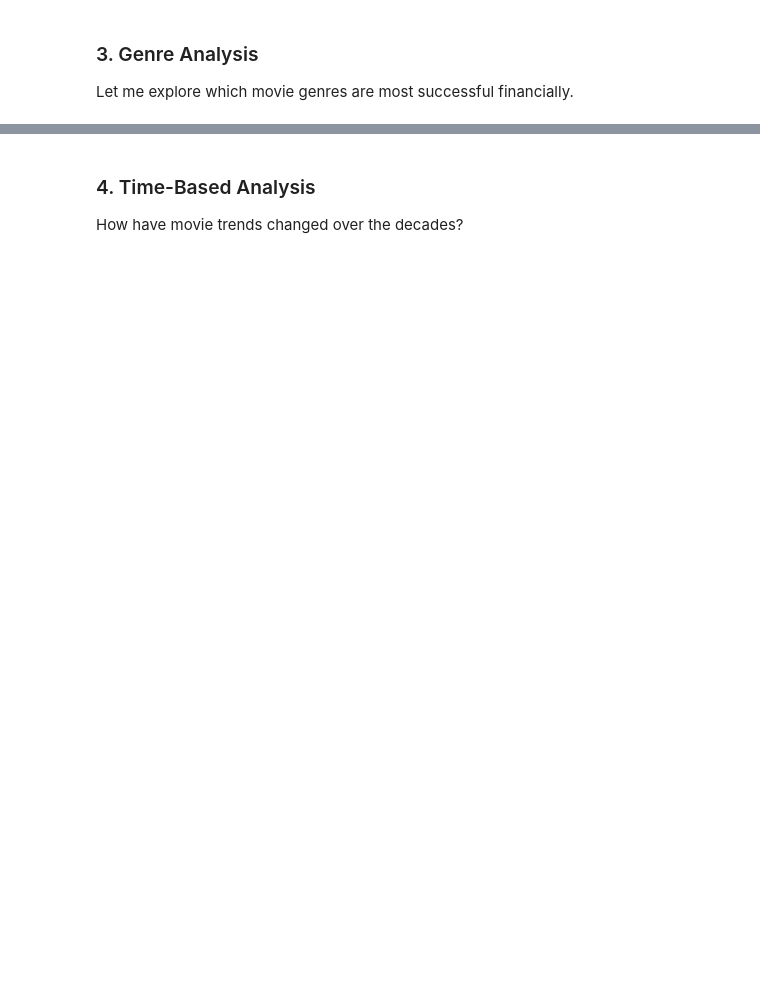
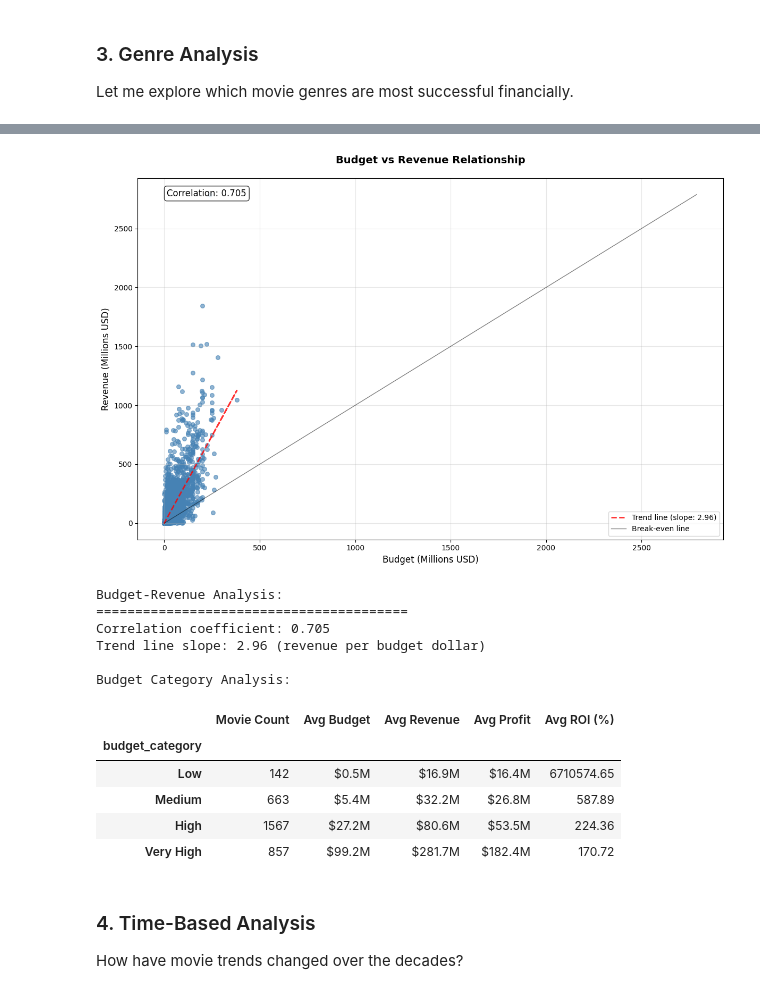
Before and after one commit to Bisan-Abdelrahim/DataAnalystProject1, a Jupyter notebook: Investigate_a_Dataset.ipynb, the cells around one changed output, grey strips where cells are left out. Cells and saved outputs as stored; diff of their text form; code cells hidden in the pictures; blank space fills up the shorter version.

```diff
--- a/Investigate_a_Dataset.ipynb
+++ b/Investigate_a_Dataset.ipynb
@@ -487,3 +546,78 @@ War              1.007787e+08  5.979416e+07          120          6.79
+# %%
+# Budget vs Revenue Relationship Analysis
+
+# Create scatter plot with trend line
+plt.figure(figsize=(12, 8))
+
+# Convert to millions for better readability
+budget_millions = df['budget'] / 1e6
+revenue_millions = df['revenue'] / 1e6
+
+# Create scatter plot
+plt.scatter(budget_millions, revenue_millions, alpha=0.6, s=30, color='steelblue')
+
+# Add trend line
+z = np.polyfit(budget_millions, revenue_millions, 1)
+p = np.poly1d(z)
+plt.plot(budget_millions, p(budget_millions), "r--", alpha=0.8, linewidth=2,
+         label=f'Trend line (slope: {z[0]:.2f})')
+
+# Add diagonal line (break-even line)
+max_value = max(budget_millions.max(), revenue_millions.max())
+plt.plot([0, max_value], [0, max_value], 'k-', alpha=0.5, linewidth=1,
+         label='Break-even line')
+
+plt.xlabel('Budget (Millions USD)', fontsize=12)
+plt.ylabel('Revenue (Millions USD)', fontsize=12)
+plt.title('Budget vs Revenue Relationship', fontsize=14, fontweight='bold', pad=20)
+plt.grid(True, alpha=0.3)
+plt.legend()
+
+# Add correlation coefficient to plot
+budget_revenue_corr = df['budget'].corr(df['revenue'])
+plt.text(0.05, 0.95, f'Correlation: {budget_revenue_corr:.3f}',
+         transform=plt.gca().transAxes, fontsize=12,
+         bbox=dict(boxstyle='round', facecolor='white', alpha=0.8))
+
+plt.tight_layout()
+plt.show()
+
+# Analysis summary
+print("Budget-Revenue Analysis:")
+print("=" * 40)
+print(f"Correlation coefficient: {budget_revenue_corr:.3f}")
+print(f"Trend line slope: {z[0]:.2f} (revenue per budget dollar)")
+
+# Segment analysis by budget ranges
+budget_ranges = ['Low', 'Medium', 'High', 'Very High']
+budget_analysis = df.groupby('budget_category').agg({
+    'budget': ['count', 'mean'],
+    'revenue': 'mean',
+    'profit': 'mean',
+    'roi_percent': 'mean'
+}).round(2)
+
+budget_analysis.columns = ['Movie Count', 'Avg Budget', 'Avg Revenue', 'Avg Profit', 'Avg ROI (%)']
+budget_analysis['Avg Budget'] = budget_analysis['Avg Budget'].apply(lambda x: format_currency(x))
+budget_analysis['Avg Revenue'] = budget_analysis['Avg Revenue'].apply(lambda x: format_currency(x))
+budget_analysis['Avg Profit'] = budget_analysis['Avg Profit'].apply(lambda x: format_currency(x))
+
+print(f"\nBudget Category Analysis:")
+display(budget_analysis)
+# %% [output]
+[figure, added]
+Budget-Revenue Analysis:
+========================================
+Correlation coefficient: 0.705
+Trend line slope: 2.96 (revenue per budget dollar)
+
+Budget Category Analysis:
+|  | Movie Count | Avg Budget | Avg Revenue | Avg Profit | Avg ROI (%) |
+| budget_category |  |  |  |  |  |
+| Low | 142 | $0.5M | $16.9M | $16.4M | 6710574.65 |
+| Medium | 663 | $5.4M | $32.2M | $26.8M | 587.89 |
+| High | 1567 | $27.2M | $80.6M | $53.5M | 224.36 |
+| Very High | 857 | $99.2M | $281.7M | $182.4M | 170.72 |
 # %% [markdown]
 ### 4. Time-Based Analysis
 How have movie trends changed over the decades?
```
Also changed, not shown: parts of 34 cells of this notebook.
